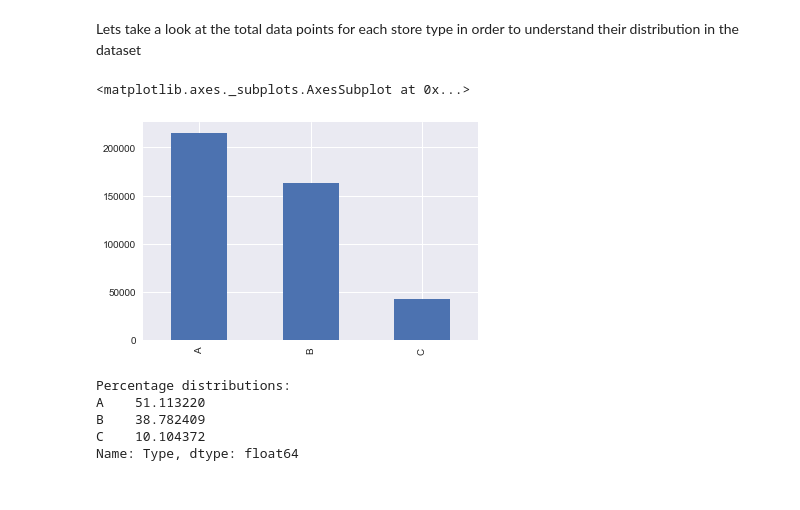
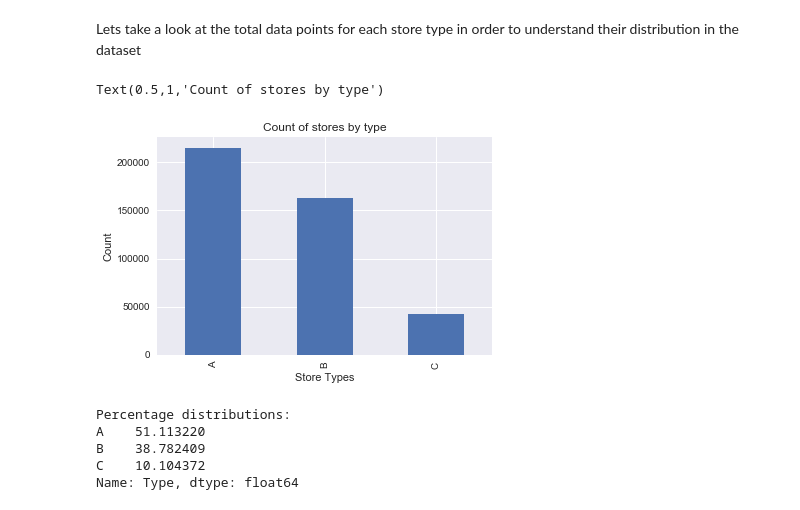
Before and after one commit to wiserlake0996/Applied_Stats_Final, a Jupyter notebook: APPLIED_STATISTICS_SUBMISSION.ipynb, the cells around one changed output. Cells and saved outputs as stored; diff of their text form; code cells hidden in the pictures.

```diff
--- a/APPLIED_STATISTICS_SUBMISSION.ipynb
+++ b/APPLIED_STATISTICS_SUBMISSION.ipynb
@@ -179,9 +182,12 @@ The departments available at all walmart store types from the dataset
 Lets take a look at the total data points for each store type in order to understand their distribution in the dataset
 # %%
 merged_df['Type'].value_counts().plot(kind='bar')
+plt.xlabel('Store Types')
+plt.ylabel('Count')
+plt.title('Count of stores by type')
 # %% [output]
-<matplotlib.axes._subplots.AxesSubplot at 0x...>
+Text(0.5,1,'Count of stores by type')
-[figure, old version]
+[figure, new version]
 # %%
 print('Percentage distributions:')
 print(100*merged_df['Type'].value_counts() / len(merged_df))
```
Also changed, not shown: parts of 17 cells of this notebook.
